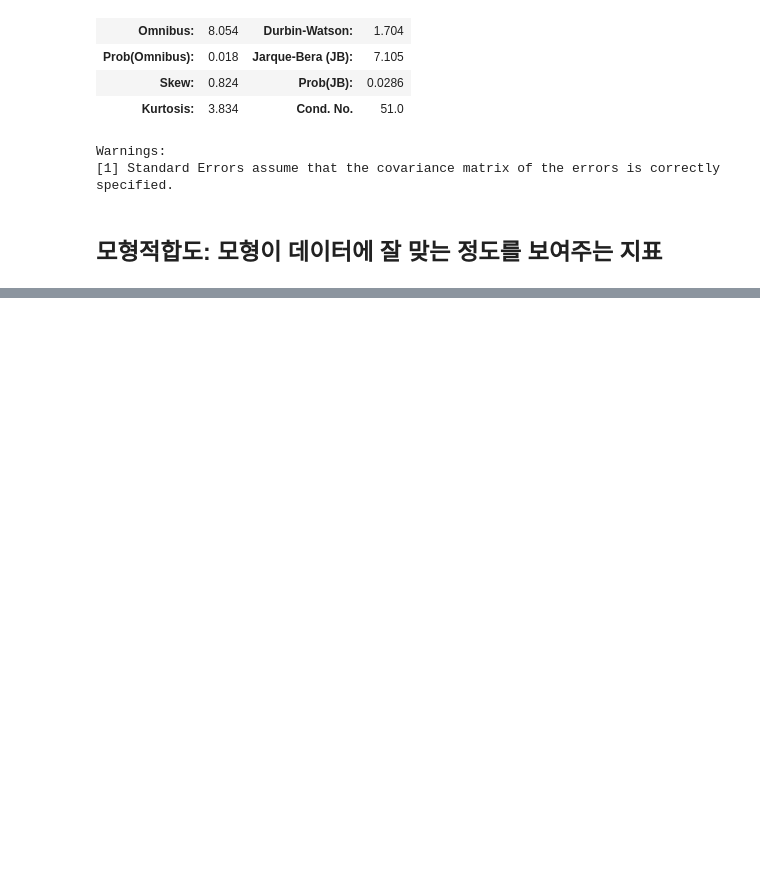
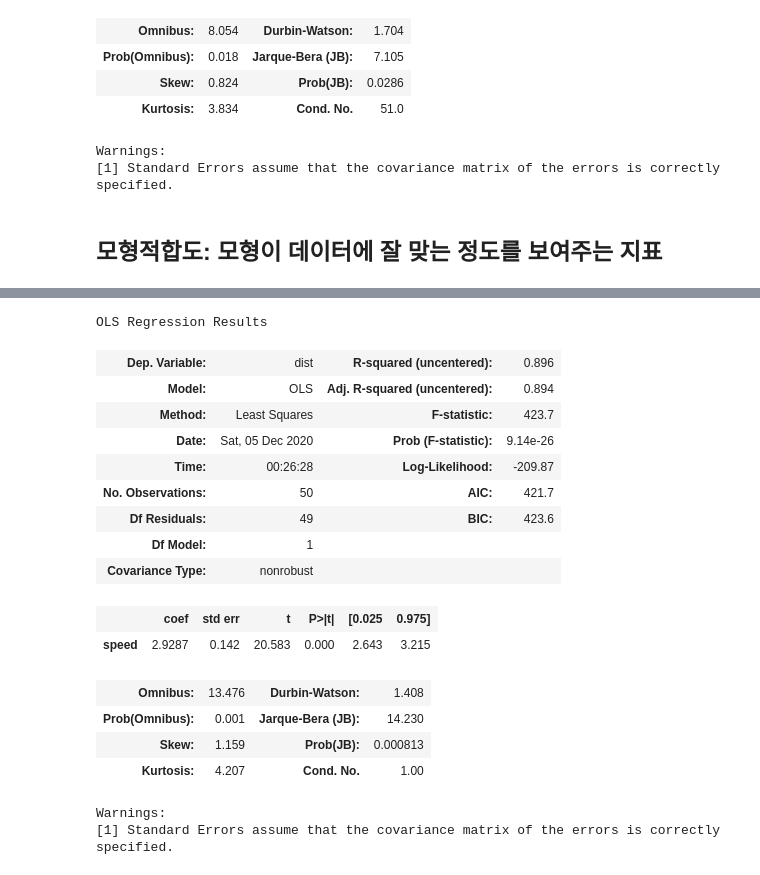
Before and after one commit to silent10z/basic-static, a Jupyter notebook: regression.ipynb, the cells around one changed output, grey strips where cells are left out. Saved outputs shown, nothing was run; the diff lists cells and outputs as text; code cells hidden in the pictures; blank space fills up the shorter version.

Commit message:
silent10z
regression 2

```diff
--- a/Untitled.ipynb
+++ b/regression.ipynb
@@ -134,0 +164,23 @@ R-squared : 0.656
+# %%
+# 절편의 제거
+res = ols('dist ~ 0 +speed', df).fit()
+res.summary()
+# %% [output]
+OLS Regression Results
+| Dep. Variable: | dist | R-squared (uncentered): | 0.896 |
+| Model: | OLS | Adj. R-squared (uncentered): | 0.894 |
+| Method: | Least Squares | F-statistic: | 423.7 |
+| Date: | Sat, 05 Dec 2020 | Prob (F-statistic): | 9.14e-26 |
+| Time: | 00:26:28 | Log-Likelihood: | -209.87 |
+| No. Observations: | 50 | AIC: | 421.7 |
+| Df Residuals: | 49 | BIC: | 423.6 |
+| Df Model: | 1 |  |  |
+| Covariance Type: | nonrobust |  |  |
+|  | coef | std err | t | P>|t| | [0.025 | 0.975] |
+| speed | 2.9287 | 0.142 | 20.583 | 0.000 | 2.643 | 3.215 |
+| Omnibus: | 13.476 | Durbin-Watson: | 1.408 |
+| Prob(Omnibus): | 0.001 | Jarque-Bera (JB): | 14.230 |
+| Skew: | 1.159 | Prob(JB): | 0.000813 |
+| Kurtosis: | 4.207 | Cond. No. | 1.00 |
+Warnings:
+[1] Standard Errors assume that the covariance matrix of the errors is correctly specified.
```
Also changed, not shown: parts of 29 cells of this notebook, 2 other files.
